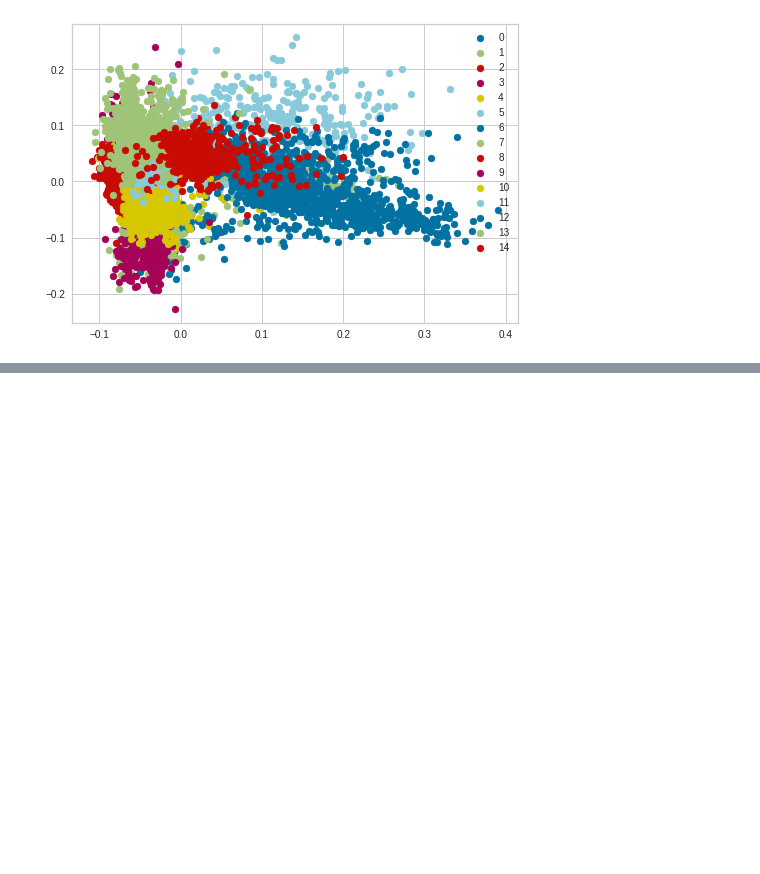
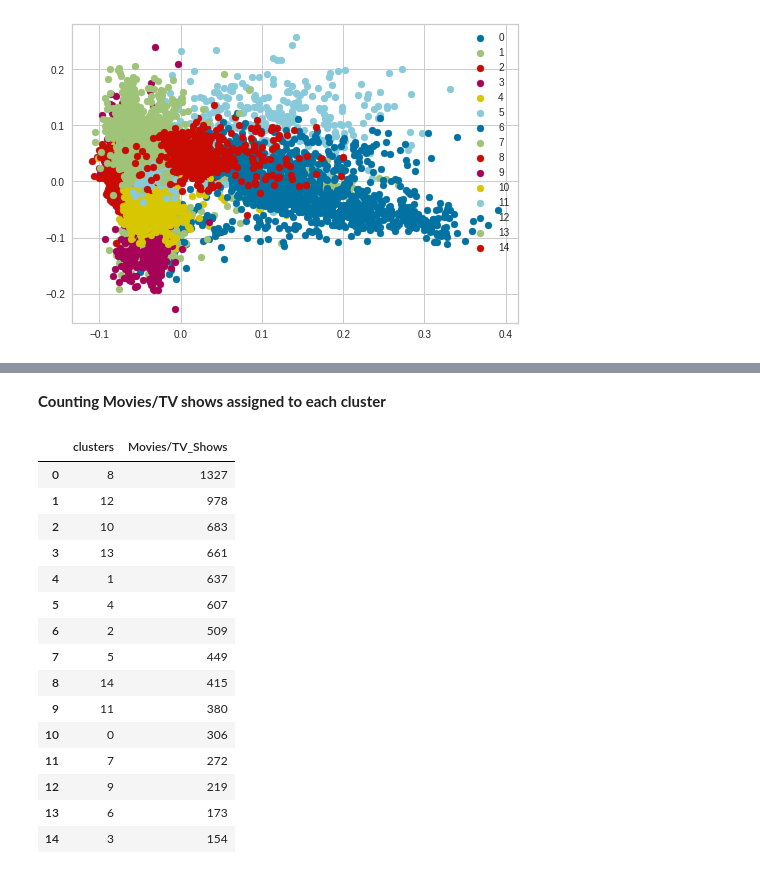
Before and after one commit to Ashfaquesayyed/Netflix-movies-and-TV-shows-clustering, a Jupyter notebook: Netflix_movies_and_TV_shows_clustering.ipynb, the cells around one changed output, grey strips where cells are left out. Drawn from its saved outputs; the diff is of its cells as text; code cells hidden in the pictures; blank space fills up the shorter version.

```diff
--- a/Netflix_movies_and_TV_shows_clustering.ipynb
+++ b/Netflix_movies_and_TV_shows_clustering.ipynb
@@ -867,0 +870,3 @@ plt.show()
+# %%
+# Assigning clusters to our data
+df['clusters'] = kmeans.labels_
@@ -867,0 +883,23 @@ plt.show()
+# %% [markdown]
+**Counting Movies/TV shows assigned to each cluster**
+# %%
+# COunting content in each cluster
+cluster_content_count = df['clusters'].value_counts().reset_index().rename(columns={'index':'clusters','clusters':'Movies/TV_Shows'})
+cluster_content_count
+# %% [output]
+|  | clusters | Movies/TV_Shows |
+| 0 | 8 | 1327 |
+| 1 | 12 | 978 |
+| 2 | 10 | 683 |
+| 3 | 13 | 661 |
+| 4 | 1 | 637 |
+| 5 | 4 | 607 |
+| 6 | 2 | 509 |
+| 7 | 5 | 449 |
+| 8 | 14 | 415 |
+| 9 | 11 | 380 |
+| 10 | 0 | 306 |
+| 11 | 7 | 272 |
+| 12 | 9 | 219 |
+| 13 | 6 | 173 |
+| 14 | 3 | 154 |
```
Also changed, not shown: parts of 3 cells of this notebook.
